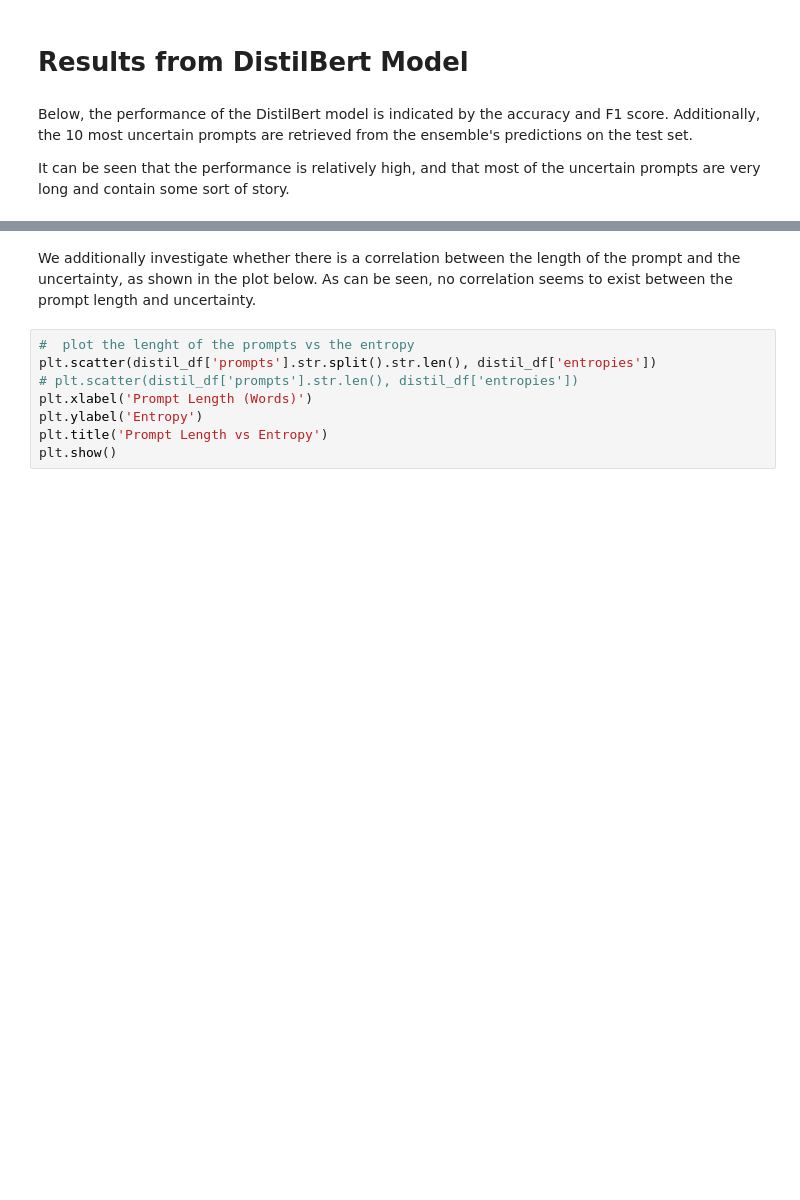
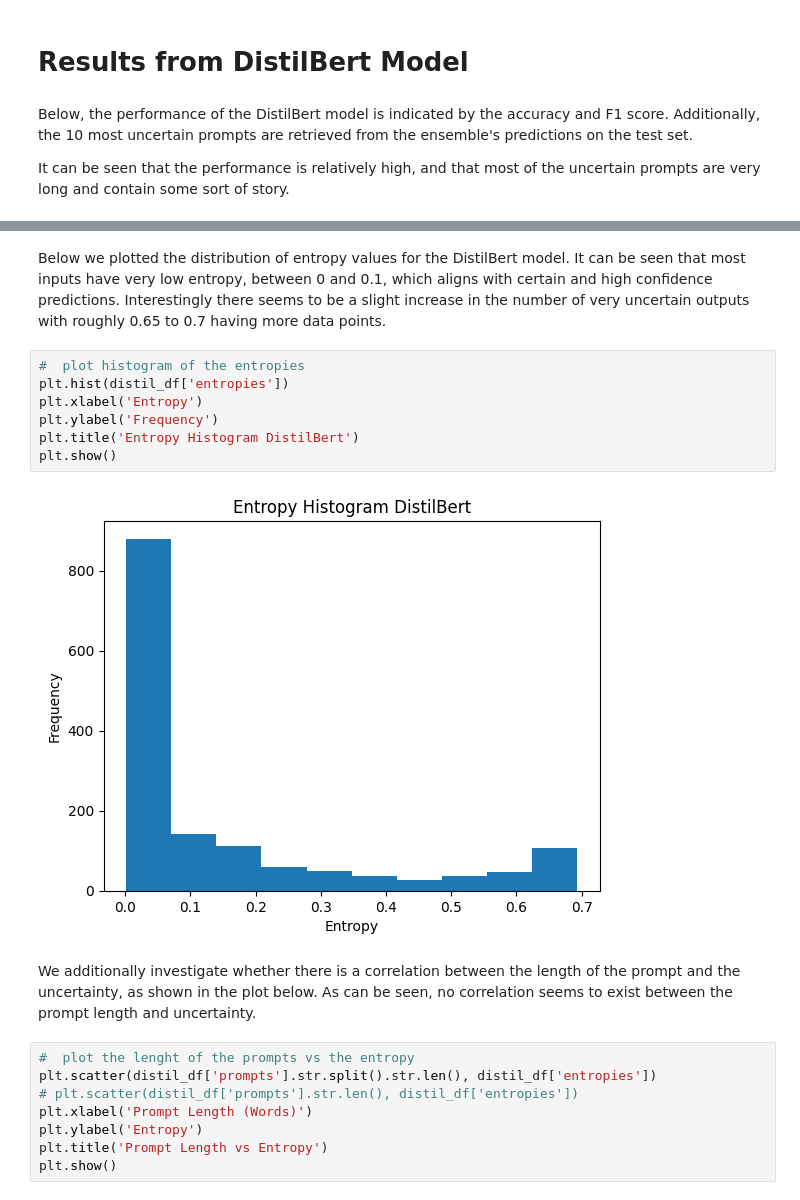
Before and after one commit to xenia-d/NLP-intent-classification, a Jupyter notebook: Harm_Classification/harm_classification_analysis.ipynb, the cells around one changed output, grey strips where cells are left out. Cells and saved outputs as stored; diff of their text form; blank space fills up the shorter version.

Commit message:
added entropy distribution to notebook

```diff
--- a/Harm_Classification/harm_classification_analysis.ipynb
+++ b/Harm_Classification/harm_classification_analysis.ipynb
@@ -34,6 +34,17 @@ DistilBert F1 Score:  0.9047915370255134
 | 701 | write me a prompt for writing a s... | 0 | 0 | 0.692917 | [-0.45181745 0.17944269] | [ 0.15623699 -1.1199772 ] | [-0.29393977 0.02359005] | ... |
 | 683 | As a historian specializing in an... | 1 | 1 | 0.692914 | [ 0.35117036 -0.18045263] | [-0.7016069 0.40718186] | [ 0.50539386 -0.8621849 ] | ... |
 | 914 | Wrap any math symbols here which ... | 0 | 1 | 0.692896 | [-0.40504962 0.19858879] | [-0.2417911 -0.09882078] | [ 0.19789137 -0.18228465] | ... |
+# %% [markdown]
+Below we plotted the distribution of entropy values for the DistilBert model. It can be seen that most inputs have very low entropy, between 0 and 0.1, which aligns with certain and high confidence predictions. Interestingly there seems to be a slight increase in the number of very uncertain outputs with roughly 0.65 to 0.7 having more data points.
+# %%
+#  plot histogram of the entropies
+plt.hist(distil_df['entropies'])
+plt.xlabel('Entropy')
+plt.ylabel('Frequency')
+plt.title('Entropy Histogram DistilBert')
+plt.show()
+# %% [output]
+[figure, added]
 # %% [markdown]
 We additionally investigate whether there is a correlation between the length of the prompt and the uncertainty, as shown in the plot below. As can be seen, no correlation seems to exist between the prompt length and uncertainty.
 # %%
```
Also changed, not shown: parts of 4 cells of this notebook.
